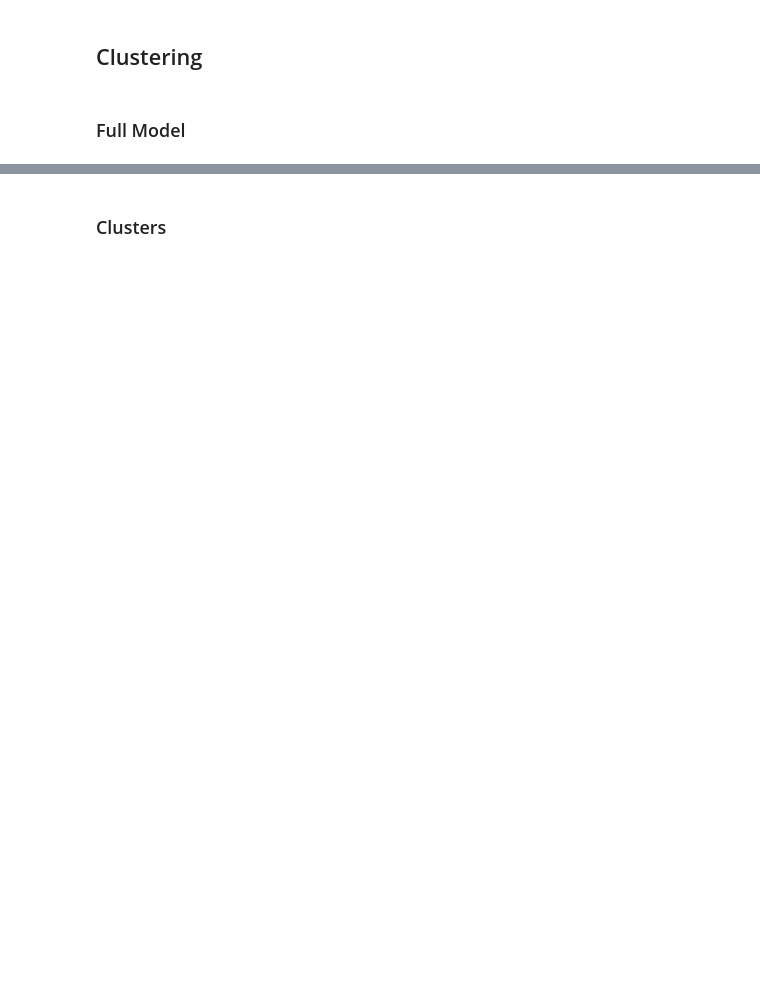
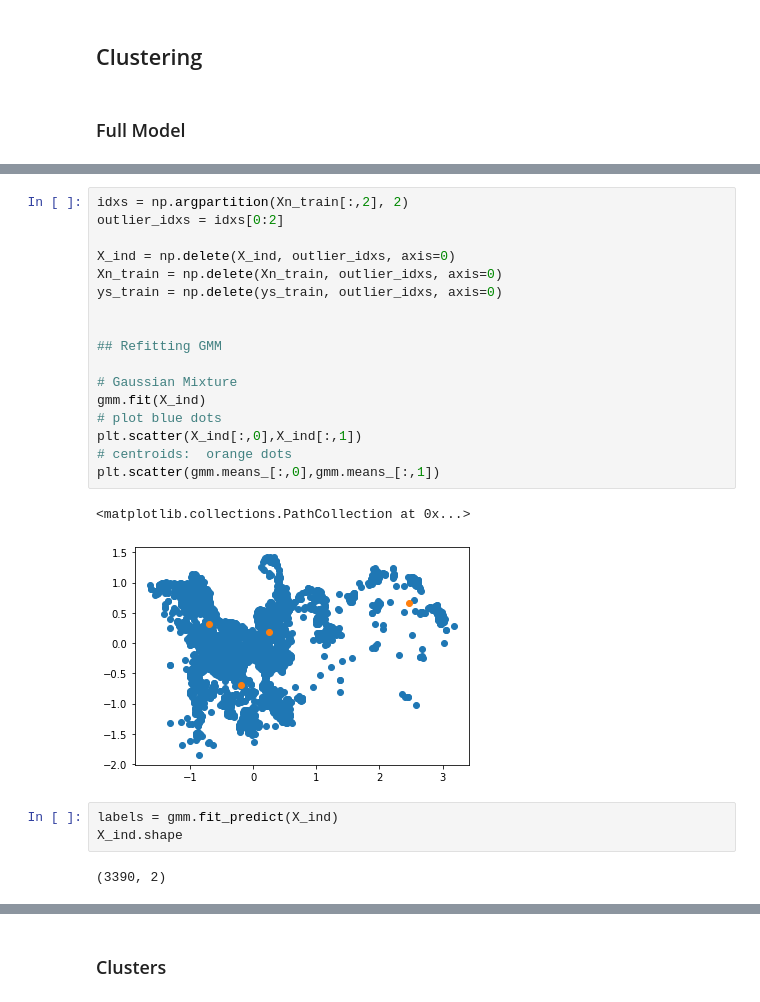
Before and after one commit to NiallSmith93/ET5003, a Jupyter notebook: ET5003_Etivity2_template_NiallSmith.ipynb, the cells around one changed output, grey strips where cells are left out. Saved outputs shown, nothing was run; the diff lists cells and outputs as text; blank space fills up the shorter version.

```diff
--- a/ET5003_Etivity2_template_NiallSmith.ipynb
+++ b/ET5003_Etivity2_template_NiallSmith.ipynb
@@ -375,0 +417,25 @@ gmm = GaussianMixture(n_components=4)
+# %%
+idxs = np.argpartition(Xn_train[:,2], 2)
+outlier_idxs = idxs[0:2]
+
+X_ind = np.delete(X_ind, outlier_idxs, axis=0)
+Xn_train = np.delete(Xn_train, outlier_idxs, axis=0)
+ys_train = np.delete(ys_train, outlier_idxs, axis=0)
+
+
+## Refitting GMM
+
+# Gaussian Mixture
+gmm.fit(X_ind)
+# plot blue dots
+plt.scatter(X_ind[:,0],X_ind[:,1])
+# centroids:  orange dots
+plt.scatter(gmm.means_[:,0],gmm.means_[:,1])
+# %% [output]
+<matplotlib.collections.PathCollection at 0x...>
+[figure, added]
+# %%
+labels = gmm.fit_predict(X_ind)
+X_ind.shape
+# %% [output]
+(3390, 2)
```
Also changed, not shown: parts of 32 cells of this notebook.
